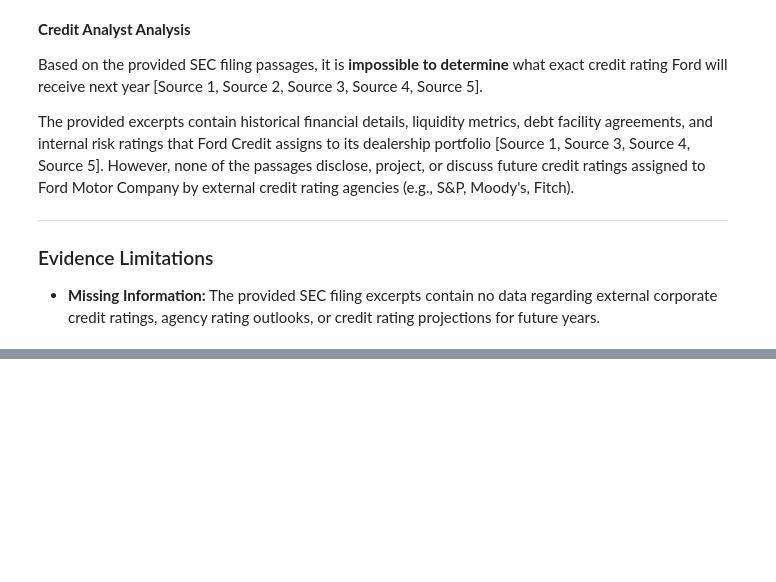
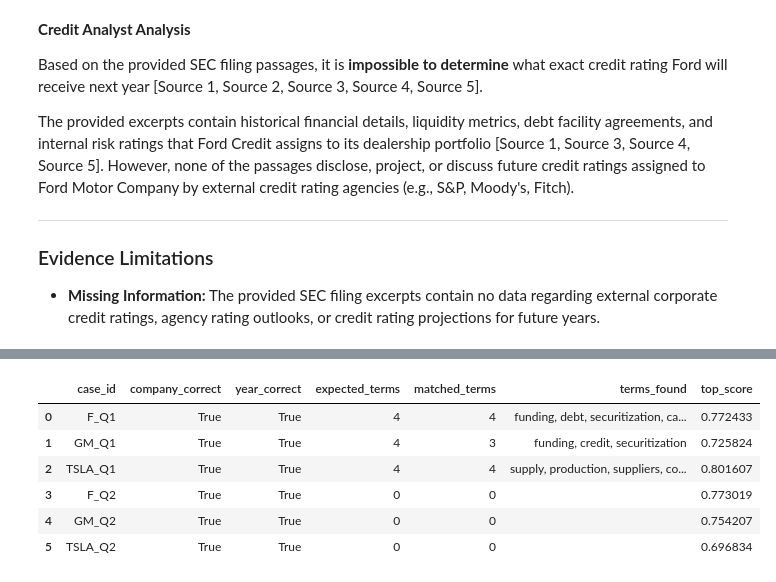
Before and after one commit to veln89/creditlens-rag, a Jupyter notebook: notebooks/04_rag_generation.ipynb, the cells around one changed output, grey strips where cells are left out. Cells and saved outputs as stored; diff of their text form; code cells hidden in the pictures; blank space fills up the shorter version.

Commit message:
Update 04_rag_generation.ipynb
Add retrieval and generation evaluation benchmark

```diff
--- a/notebooks/04_rag_generation.ipynb
+++ b/notebooks/04_rag_generation.ipynb
@@ -368,0 +476,62 @@ The provided excerpts contain historical financial details, liquidity metrics, d
+# %%
+retrieval_evaluation = []
+
+for case in evaluation_cases:
+
+    results = semantic_search(
+        question=case["question"],
+        company=case["company"],
+        reporting_year=case["reporting_year"],
+        top_k=5
+    )
+
+    combined_text = " ".join(
+        results["text"].tolist()
+    ).lower()
+
+    matched_terms = [
+        term
+        for term in case["expected_terms"]
+        if term.lower() in combined_text
+    ]
+
+    company_correct = (
+        results["company"]
+        .eq(case["company"])
+        .all()
+    )
+
+    year_correct = (
+        results["reporting_year"]
+        .astype(str)
+        .eq(str(case["reporting_year"]))
+        .all()
+    )
+
+    retrieval_evaluation.append({
+        "case_id": case["case_id"],
+        "company_correct": company_correct,
+        "year_correct": year_correct,
+        "expected_terms": len(case["expected_terms"]),
+        "matched_terms": len(matched_terms),
+        "terms_found": ", ".join(matched_terms),
+        "top_score": (
+            results["similarity_score"].max()
+            if not results.empty
+            else None
+        )
+    })
+
+retrieval_evaluation_df = pd.DataFrame(
+    retrieval_evaluation
+)
+
+retrieval_evaluation_df
+# %% [output]
+|  | case_id | company_correct | year_correct | expected_terms | matched_terms | terms_found | top_score |
+| 0 | F_Q1 | True | True | 4 | 4 | funding, debt, securitization, ca... | 0.772433 |
+| 1 | GM_Q1 | True | True | 4 | 3 | funding, credit, securitization | 0.725824 |
+| 2 | TSLA_Q1 | True | True | 4 | 4 | supply, production, suppliers, co... | 0.801607 |
+| 3 | F_Q2 | True | True | 0 | 0 |  | 0.773019 |
+| 4 | GM_Q2 | True | True | 0 | 0 |  | 0.754207 |
+| 5 | TSLA_Q2 | True | True | 0 | 0 |  | 0.696834 |
```
Also changed, not shown: parts of 12 cells of this notebook.
